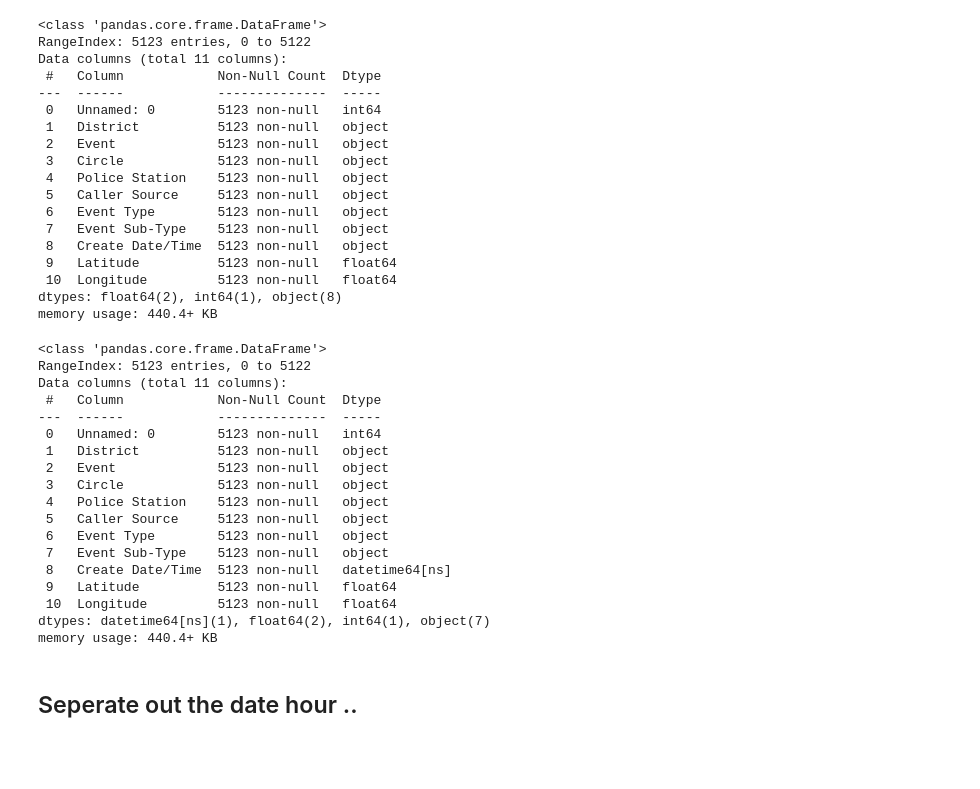
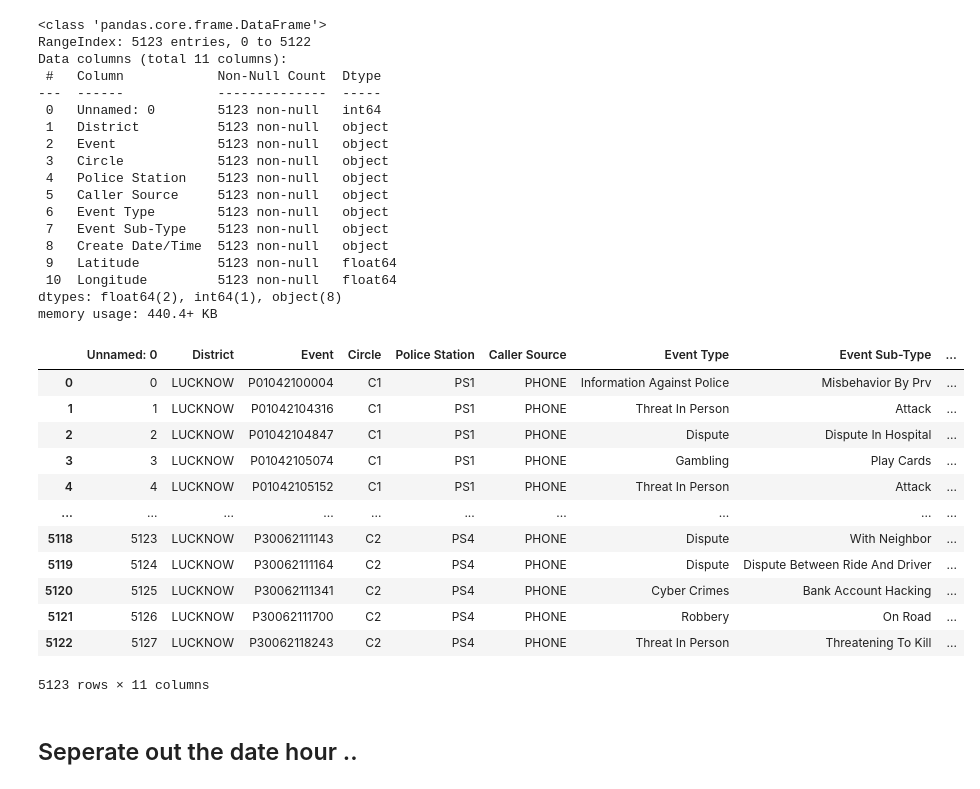
Before and after one commit to gamingflexer/hackManthan, a Jupyter notebook: python/Analysis.ipynb, the cells around one changed output. Saved outputs shown, nothing was run; the diff lists cells and outputs as text; code cells hidden in the pictures; blank space fills up the shorter version.

```diff
--- a/python/Analysis.ipynb
+++ b/python/Analysis.ipynb
@@ -86,26 +86,21 @@ memory usage: 440.4+ KB
 # %%
 df['Create Date/Time'] = pd.to_datetime(df['Create Date/Time'], format="%Y-%m-%d %H:%M:%S")
 # %%
-df.info()
+df
 # %% [output]
+|  | Unnamed: 0 | District | Event | Circle | Police Station | Caller Source | Event Type | Event Sub-Type | ... |
+| 0 | 0 | LUCKNOW | P01042100004 | C1 | PS1 | PHONE | Information Against Police | Misbehavior By Prv | ... |
+| 1 | 1 | LUCKNOW | P01042104316 | C1 | PS1 | PHONE | Threat In Person | Attack | ... |
+| 2 | 2 | LUCKNOW | P01042104847 | C1 | PS1 | PHONE | Dispute | Dispute In Hospital | ... |
+| 3 | 3 | LUCKNOW | P01042105074 | C1 | PS1 | PHONE | Gambling | Play Cards | ... |
+| 4 | 4 | LUCKNOW | P01042105152 | C1 | PS1 | PHONE | Threat In Person | Attack | ... |
+| ... | ... | ... | ... | ... | ... | ... | ... | ... | ... |
+| 5118 | 5123 | LUCKNOW | P30062111143 | C2 | PS4 | PHONE | Dispute | With Neighbor | ... |
+| 5119 | 5124 | LUCKNOW | P30062111164 | C2 | PS4 | PHONE | Dispute | Dispute Between Ride And Driver | ... |
+| 5120 | 5125 | LUCKNOW | P30062111341 | C2 | PS4 | PHONE | Cyber Crimes | Bank Account Hacking | ... |
+| 5121 | 5126 | LUCKNOW | P30062111700 | C2 | PS4 | PHONE | Robbery | On Road | ... |
+| 5122 | 5127 | LUCKNOW | P30062118243 | C2 | PS4 | PHONE | Threat In Person | Threatening To Kill | ... |
-<class 'pandas.core.frame.DataFrame'>
-RangeIndex: 5123 entries, 0 to 5122
-Data columns (total 11 columns):
- #   Column            Non-Null Count  Dtype
----  ------            --------------  -----
- 0   Unnamed: 0        5123 non-null   int64
- 1   District          5123 non-null   object
- 2   Event             5123 non-null   object
- 3   Circle            5123 non-null   object
- 4   Police Station    5123 non-null   object
- 5   Caller Source     5123 non-null   object
- 6   Event Type        5123 non-null   object
- 7   Event Sub-Type    5123 non-null   object
- 8   Create Date/Time  5123 non-null   datetime64[ns]
- 9   Latitude          5123 non-null   float64
- 10  Longitude         5123 non-null   float64
-dtypes: datetime64[ns](1), float64(2), int64(1), object(7)
-memory usage: 440.4+ KB
+5123 rows × 11 columns
 # %% [markdown]
 ## Seperate out the date hour ..
 # %%
```
Also changed, not shown: 3 other files.
